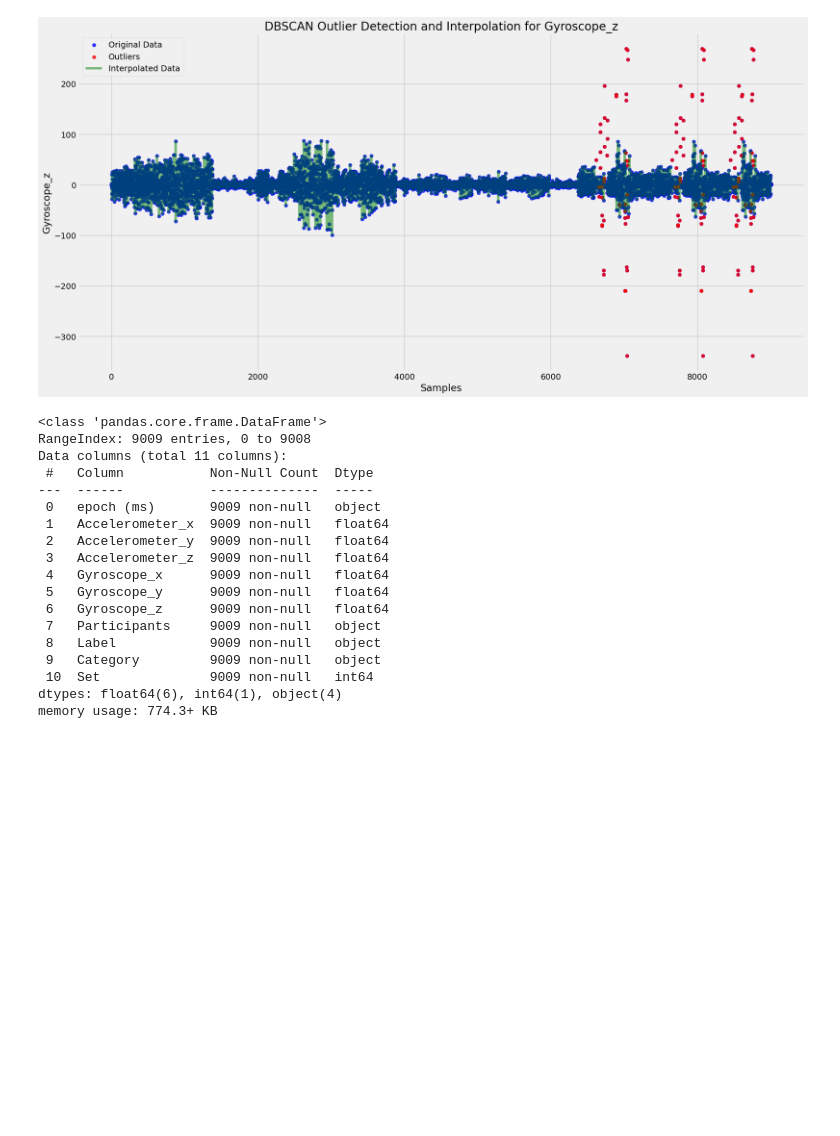
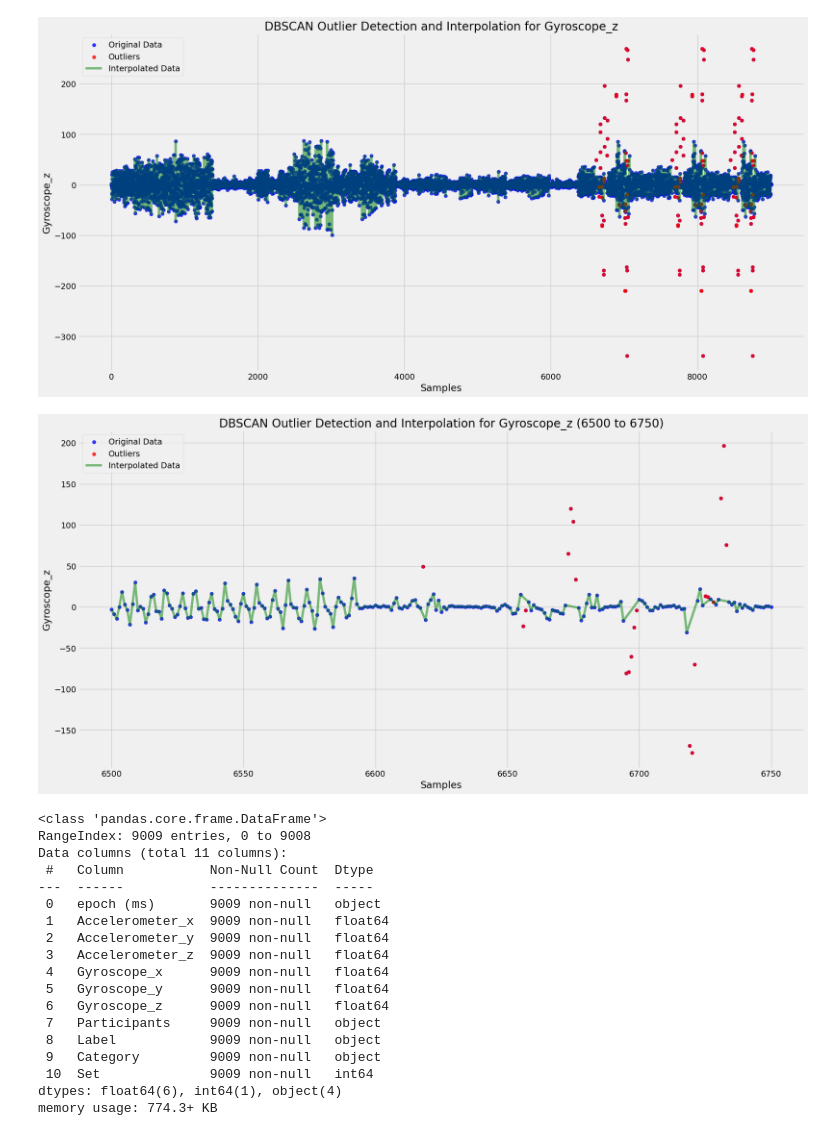
Before and after one commit to silvergjeka22/Fitness-Tracker, a Jupyter notebook: notebooks/outliers(2).ipynb, the cells around one changed output. Saved outputs shown, nothing was run; the diff lists cells and outputs as text; code cells hidden in the pictures; blank space fills up the shorter version.

```diff
--- a/notebooks/outliers(2).ipynb
+++ b/notebooks/outliers(2).ipynb
@@ -131,6 +131,27 @@ for col in outliers_cols:
 [figure]
 [figure]
 [figure]
+# %%
+# Plot the outliers and interpolated data for Gyroscope_z in the range 6500 to 6750
+plt.figure(figsize=(20, 10))
+
+# Plot original data with outliers
+plt.scatter(df.index[6500:6751], df.loc[6500:6750, "Gyroscope_z"], c='blue', label='Original Data', alpha=0.8)
+plt.scatter(outliers.index[(outliers.index >= 6500) & (outliers.index <= 6750)],
+            outliers.loc[(outliers.index >= 6500) & (outliers.index <= 6750), "Gyroscope_z"],
+            c='red', label='Outliers', alpha=0.8)
+
+# Plot interpolated data
+plt.plot(df_interpolated.index[6500:6751], df_interpolated.loc[6500:6750, "Gyroscope_z"],
+         c='green', label='Interpolated Data', alpha=0.5)
+
+plt.xlabel('Samples')
+plt.ylabel('Gyroscope_z')
+plt.title('DBSCAN Outlier Detection and Interpolation for Gyroscope_z (6500 to 6750)')
+plt.legend()
+plt.show()
+# %% [output]
+[figure, added]
 # %%
 df.info()
 # %% [output]
```
Also changed, not shown: 5 other files.
